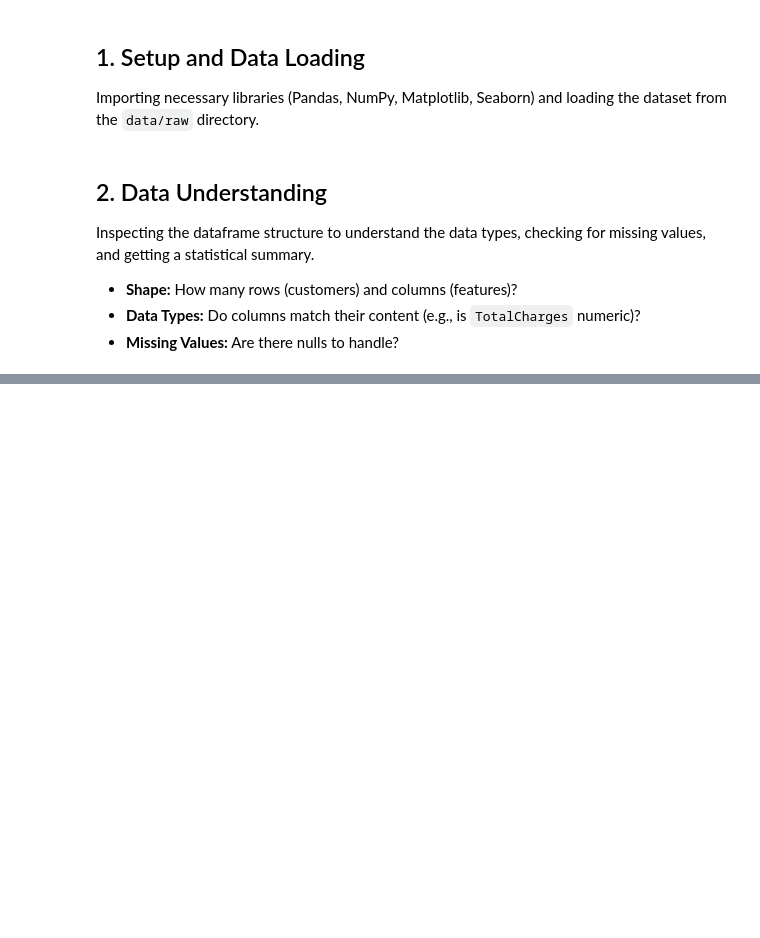
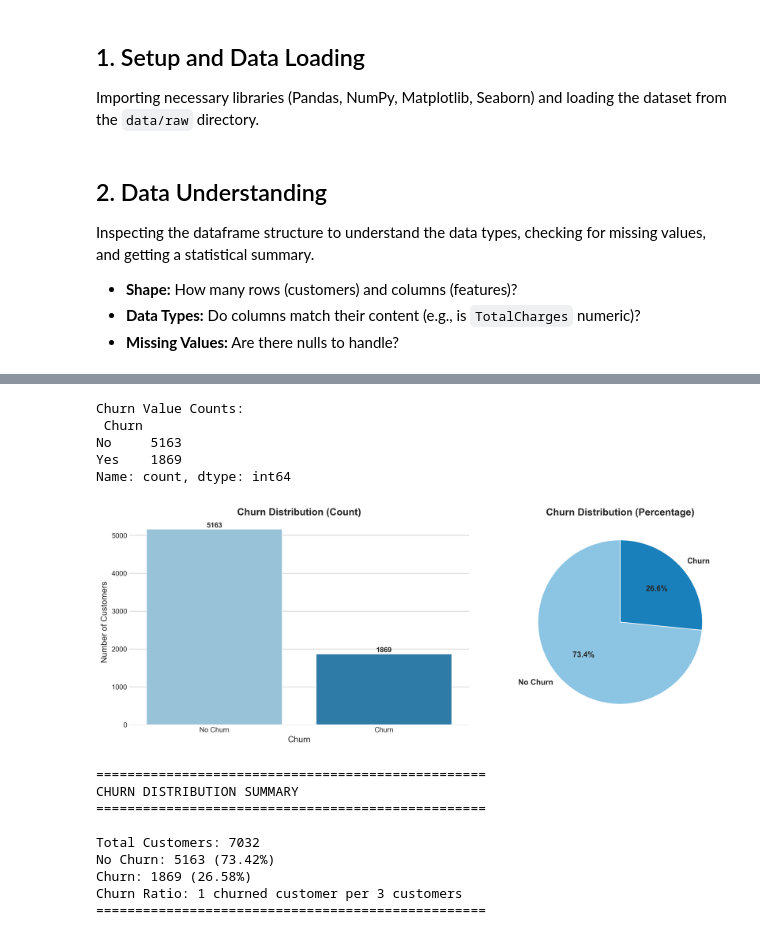
Before and after one commit to bedirhankaraahmetli/churn-prediction, a Jupyter notebook: notebooks/1.0-eda-baseline.ipynb, the cells around one changed output, grey strips where cells are left out. Drawn from its saved outputs; the diff is of its cells as text; code cells hidden in the pictures; blank space fills up the shorter version.

```diff
--- a/notebooks/1.0-eda-baseline.ipynb
+++ b/notebooks/1.0-eda-baseline.ipynb
@@ -43,0 +92,6 @@ df.head()
+# %%
+# Converting 'TotalCharges' to numeric values
+df['TotalCharges'] = pd.to_numeric(df['TotalCharges'], errors='coerce')
+
+print("\nDataframe Info After Conversion:")
+df.info()
@@ -43,0 +121,3 @@ df.head()
+# %%
+# Removing the rows with missing 'TotalCharges' values. Since there are only 11 such rows, this should be acceptable.
+df = df[df['TotalCharges'].notna()]
@@ -43,0 +130,3 @@ df.head()
+# %%
+# Dropping 'customerID' column as it is not useful for analysis
+df = df.drop(columns=['customerID'])
@@ -43,0 +139,66 @@ df.head()
+# %%
+# Checking the target distribution visually using graphical representation
+print("\nChurn Value Counts:\n", df['Churn'].value_counts())
+# %% [output]
+Churn Value Counts:
+ Churn
+No     5163
+Yes    1869
+Name: count, dtype: int64
+# %%
+import matplotlib.pyplot as plt
+import seaborn as sns
+import warnings
+
+# Set style for better-looking plots
+sns.set_style("whitegrid")
+
+# Create a figure with two subplots (high DPI for better resolution)
+fig, axes = plt.subplots(1, 2, figsize=(14, 5), dpi=300)
+
+# 1. Bar chart for churn distribution
+churn_counts = df['Churn'].value_counts()
+colors = ["#8cc5e3", "#1a80bb"]  # Lightblue for No, Blue for Yes
+sns.barplot(x=churn_counts.index, y=churn_counts.values, ax=axes[0], palette=colors)
+axes[0].set_title('Churn Distribution (Count)', fontsize=14, fontweight='bold')
+axes[0].set_xlabel('Churn', fontsize=12)
+axes[0].set_ylabel('Number of Customers', fontsize=12)
+axes[0].set_xticklabels(['No Churn', 'Churn'])
+
+# Add value labels on bars
+for i, v in enumerate(churn_counts.values):
+    axes[0].text(i, v + 50, str(v), ha='center', fontweight='bold')
+
+# 2. Pie chart for churn distribution (percentage)
+churn_percentage = df['Churn'].value_counts(normalize=True) * 100
+labels = ['No Churn', 'Churn']
+axes[1].pie(churn_percentage.values, labels=labels, autopct='%1.1f%%',
+            colors=colors, startangle=90, textprops={'fontsize': 11, 'fontweight': 'bold'})
+axes[1].set_title('Churn Distribution (Percentage)', fontsize=14, fontweight='bold')
+
+plt.tight_layout()
+plt.show()
+
+# Print summary statistics
+print("\n" + "="*50)
+print("CHURN DISTRIBUTION SUMMARY")
+print("="*50)
+print(f"\nTotal Customers: {len(df)}")
+print(f"No Churn: {churn_counts['No']} ({churn_percentage['No']:.2f}%)")
+print(f"Churn: {churn_counts['Yes']} ({churn_percentage['Yes']:.2f}%)")
+print(f"Churn Ratio: 1 churned customer per {len(df) // churn_counts['Yes']} customers")
+print("="*50)
+
+# Suppress warnings for cleaner output
+warnings.simplefilter('ignore')
+# %% [output]
+[figure, added]
+==================================================
+CHURN DISTRIBUTION SUMMARY
+==================================================
+
+Total Customers: 7032
+No Churn: 5163 (73.42%)
+Churn: 1869 (26.58%)
+Churn Ratio: 1 churned customer per 3 customers
+==================================================
```
Also changed, not shown: parts of 18 cells of this notebook, 2 other files.
